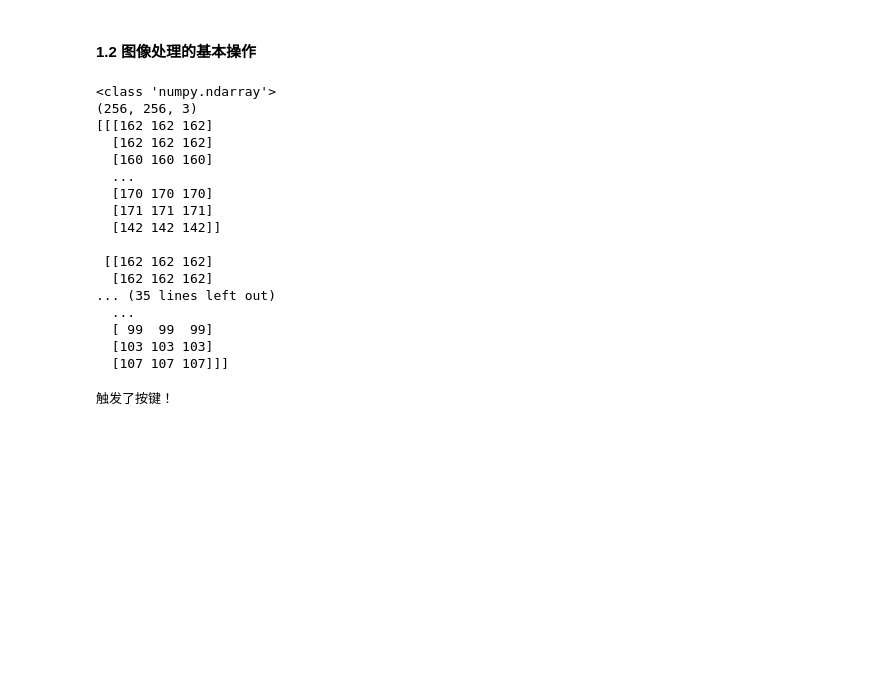
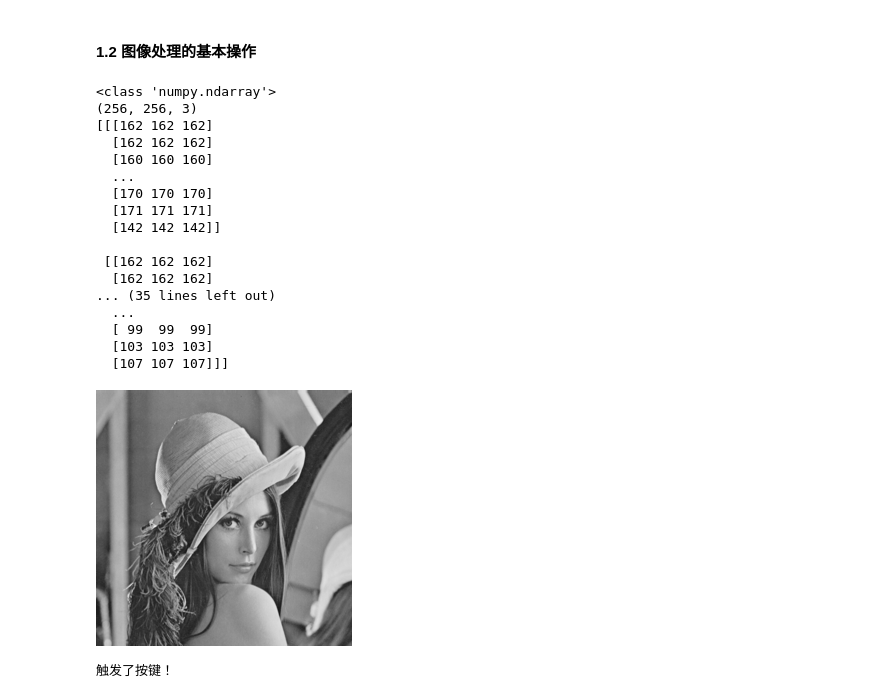
Before and after one commit to MercuryHaipeng/Getting-Started-with-OpenCV-Python-Edition-2nd-Edition-, a Jupyter notebook: Chapter 1/1-1.ipynb, the cells around one changed output. Cells and saved outputs as stored; diff of their text form; code cells hidden in the pictures; blank space fills up the shorter version.

```diff
--- a/Chapter 1/1-1.ipynb
+++ b/Chapter 1/1-1.ipynb
@@ -19,29 +19,34 @@
 # %% [markdown]
 #### 1.2 图像处理的基本操作
 # %%
+from IPython.display import display, Image
 import cv2
 lena = cv2.imread("lena.bmp")
 print(type(lena))
 print(lena.shape)
 print(lena) # 输出图像的像素值
+
+_, img_encoded = cv2.imencode('.png', lena) # 转成 png 就能显示了
+display(Image(data=img_encoded.tobytes())) # 内嵌展示
 # %% [output]
 <class 'numpy.ndarray'>
 (256, 256, 3)
 [[[162 162 162]
   [162 162 162]
   [160 160 160]
   ...
   [170 170 170]
   [171 171 171]
   [142 142 142]]
 
  [[162 162 162]
   [162 162 162]
 ... (35 lines left out)
   ...
   [ 99  99  99]
   [103 103 103]
   [107 107 107]]]
+[figure, added]
 # %%
 if lena is not None:
 	cv2.imshow("demo", lena) # 创建窗口demo，并显示图像
```
Also changed, not shown: parts of 1 cell of this notebook, 5 other files.
